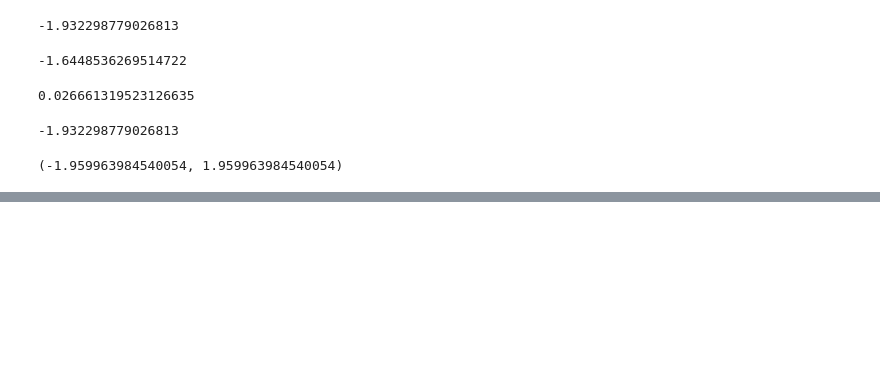
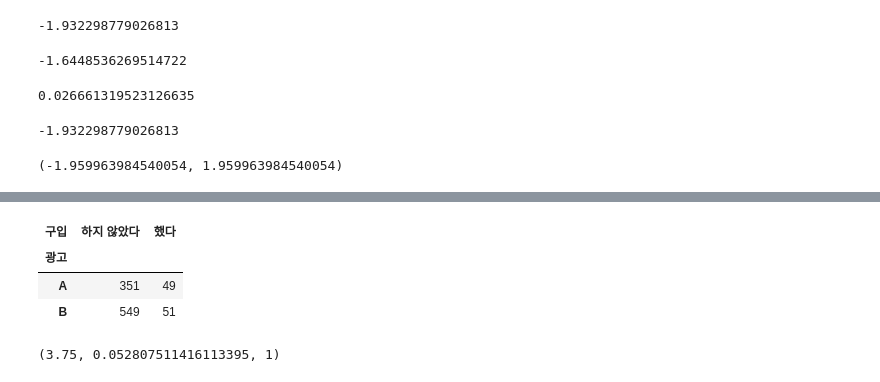
Before and after one commit to HyeonuJeong/Mycakd5, a Jupyter notebook: m3_통계/stat5.ipynb, the cells around one changed output, grey strips where cells are left out. Cells and saved outputs as stored; diff of their text form; code cells hidden in the pictures; blank space fills up the shorter version.

```diff
--- a/m3_통계/stat5.ipynb
+++ b/m3_통계/stat5.ipynb
@@ -431,0 +416,4 @@ ad_cross
+# %%
+df = pd.read_csv('./data/ch11_ad.csv')
+print(len(df),'\n')
+df.head()
@@ -431,0 +428,15 @@ ad_cross
+# %%
+# 교차집계표
+ad_cross = pd.crosstab(df.광고, df.구입)
+ad_cross
+# %% [output]
+| 구입 | 하지 않았다 | 했다 |
+| 광고 |  |  |
+| A | 351 | 49 |
+| B | 549 | 51 |
+# %%
+# p값이 0.05보다 크므로 귀무가설을 채택하며 '광고 A와 광고 b에 유의미한 차이가 인정되지 않는다'고 결론 내릴 수 있다
+chi2, p, dof, ef = stats.chi2_contingency(ad_cross, correction=False)
+chi2,p,dof
+# %% [output]
+(3.75, 0.052807511416113395, 1)
```
Also changed, not shown: parts of 58 cells of this notebook, 10 other files.
